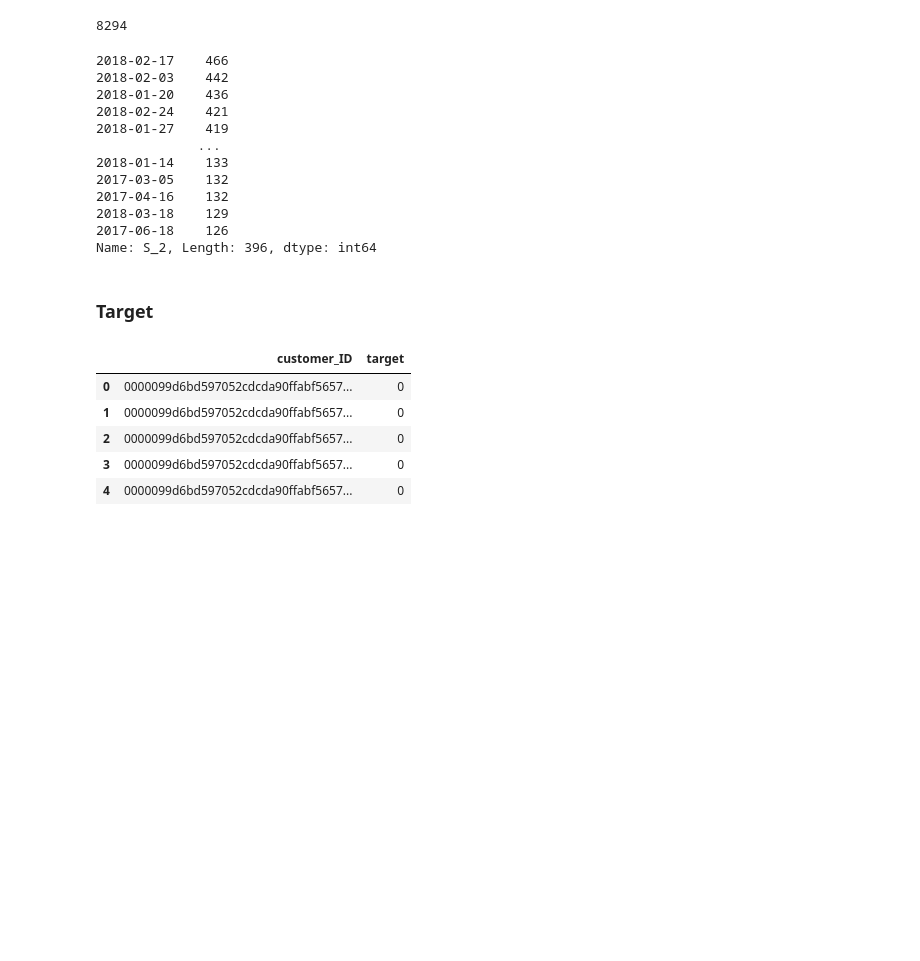
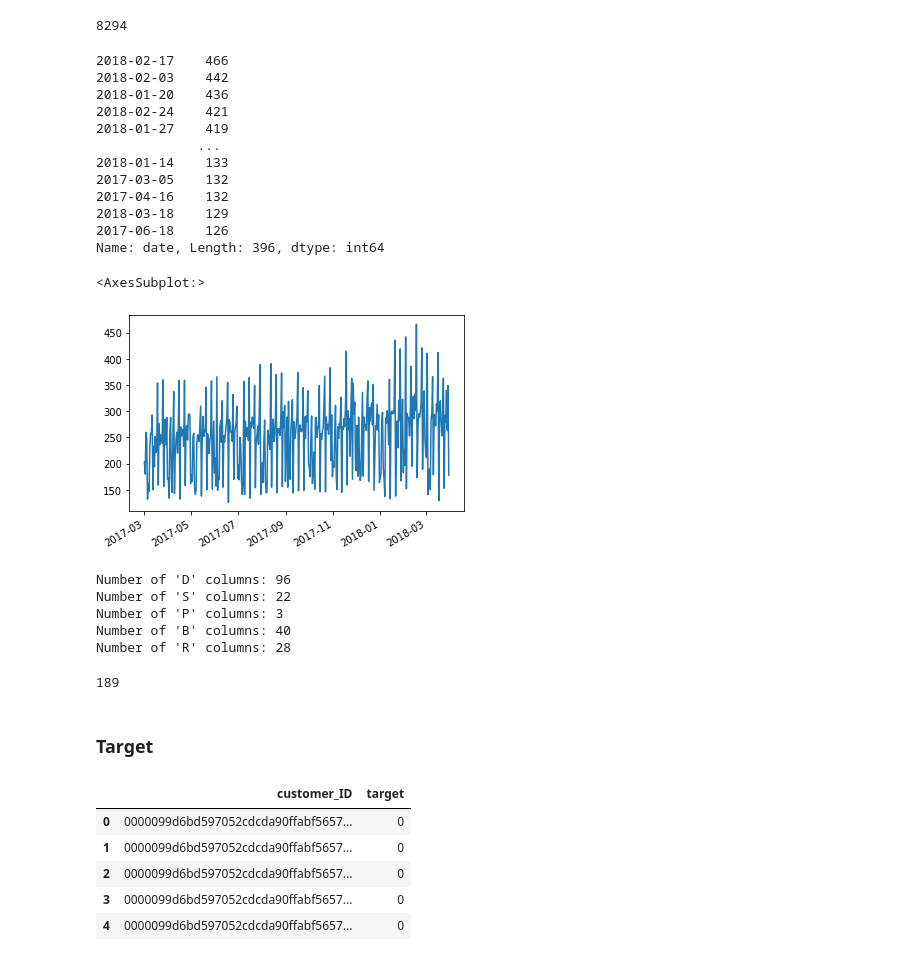
Before and after one commit to Sombrero7/sods-project-1, a Jupyter notebook: notebook.ipynb, the cells around one changed output. Drawn from its saved outputs; the diff is of its cells as text; code cells hidden in the pictures; blank space fills up the shorter version.

```diff
--- a/notebook.ipynb
+++ b/notebook.ipynb
@@ -75,0 +73,26 @@ df.shape
+# %%
+# rename S_2 to date for tidiness
+df = df.rename(columns={"S_2":"date"})
+# %%
+# add leading zero to column names that are single-digit for
+# the purpose of tidiness
+# example: S_2 --> S_02
+
+# initialize dictionary
+new_columns = {}
+
+# start loop
+for col in df.columns:
+
+    # check if length of column name == 3
+    if len(str(col)) == 3:
+
+        # add leading zero to single-digit valued columns
+        new_columns[col] = col[:2] + "0" + col[2:]
+
+# rename columns
+df = df.rename(columns=new_columns)
+# %%
+# reordering columns in dataset for tidiness
+new_order = list(df.columns[:2]) + sorted(list(df.columns[2:]))
+df = df[new_order]
@@ -78,9 +177,11 @@ df.shape
 df["customer_ID"].nunique()
 # %% [output]
 8294
+# %%
+df["date"] = pd.to_datetime(df["date"])
 # %%
 # check distribution of dates
-df["S_2"].value_counts()
+df["date"].value_counts()
 # %% [output]
 2018-02-17    466
 2018-02-03    442
@@ -93,6 +194,10 @@ df["S_2"].value_counts()
 2017-04-16    132
 2018-03-18    129
 2017-06-18    126
-Name: S_2, Length: 396, dtype: int64
+Name: date, Length: 396, dtype: int64
-# %% [markdown]
-### Target
+# %%
+# check for pattern in number of rows per date
+df["date"].value_counts().plot()
+# %% [output]
+<AxesSubplot:>
+[figure, added]
@@ -99,3 +211,23 @@ Name: S_2, Length: 396, dtype: int64
+# %%
+print(f"Number of 'D' columns: {len(D_df.columns)}")
+print(f"Number of 'S' columns: {len(S_df.columns)}")
+print(f"Number of 'P' columns: {len(P_df.columns)}")
+print(f"Number of 'B' columns: {len(B_df.columns)}")
+print(f"Number of 'R' columns: {len(R_df.columns)}")
+# %% [output]
+Number of 'D' columns: 96
+Number of 'S' columns: 22
+Number of 'P' columns: 3
+Number of 'B' columns: 40
+Number of 'R' columns: 28
+# %%
+# validation
+len(D_df.columns) + len(S_df.columns) + len(P_df.columns) + \
+                    len(B_df.columns) + len(R_df.columns)
+# %% [output]
+189
+# %% [markdown]
+### Target
 # %%
 # preview labels
 target.head()
```
Also changed, not shown: parts of 43 cells of this notebook.
